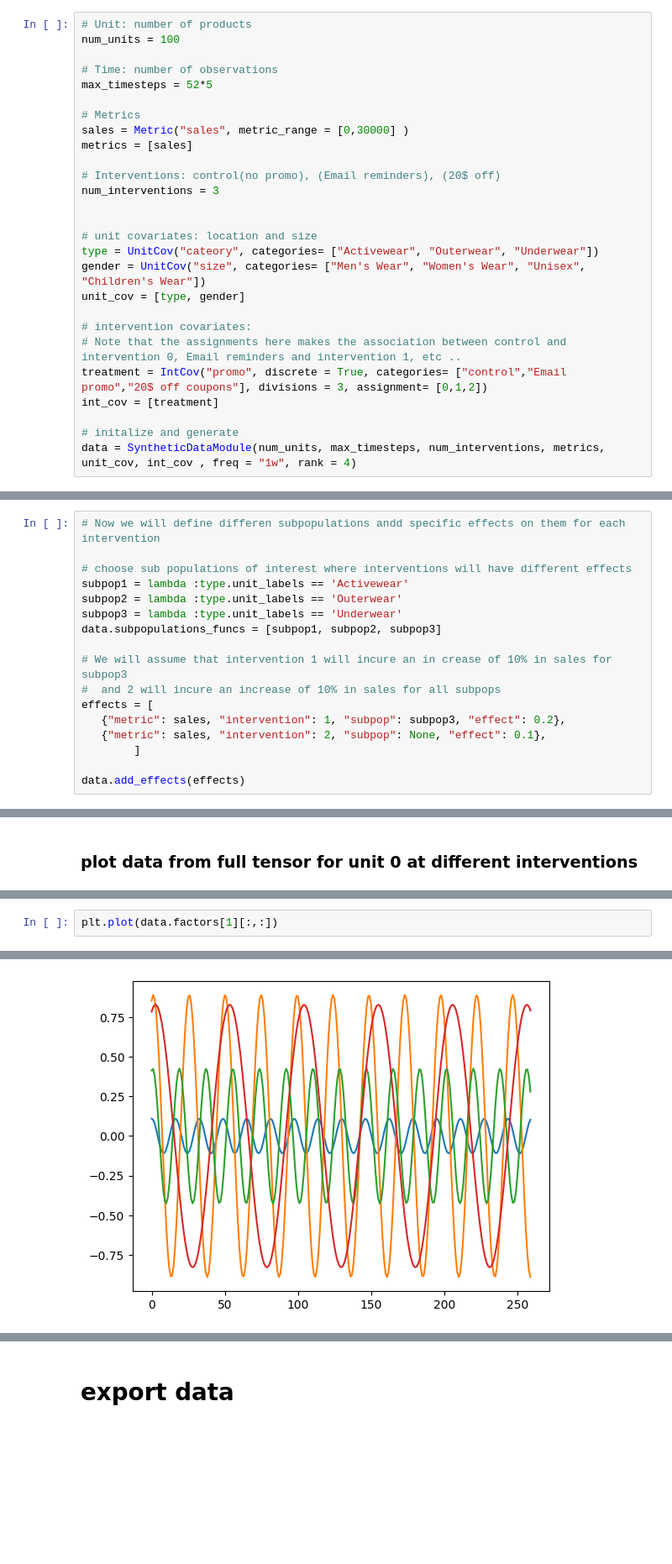
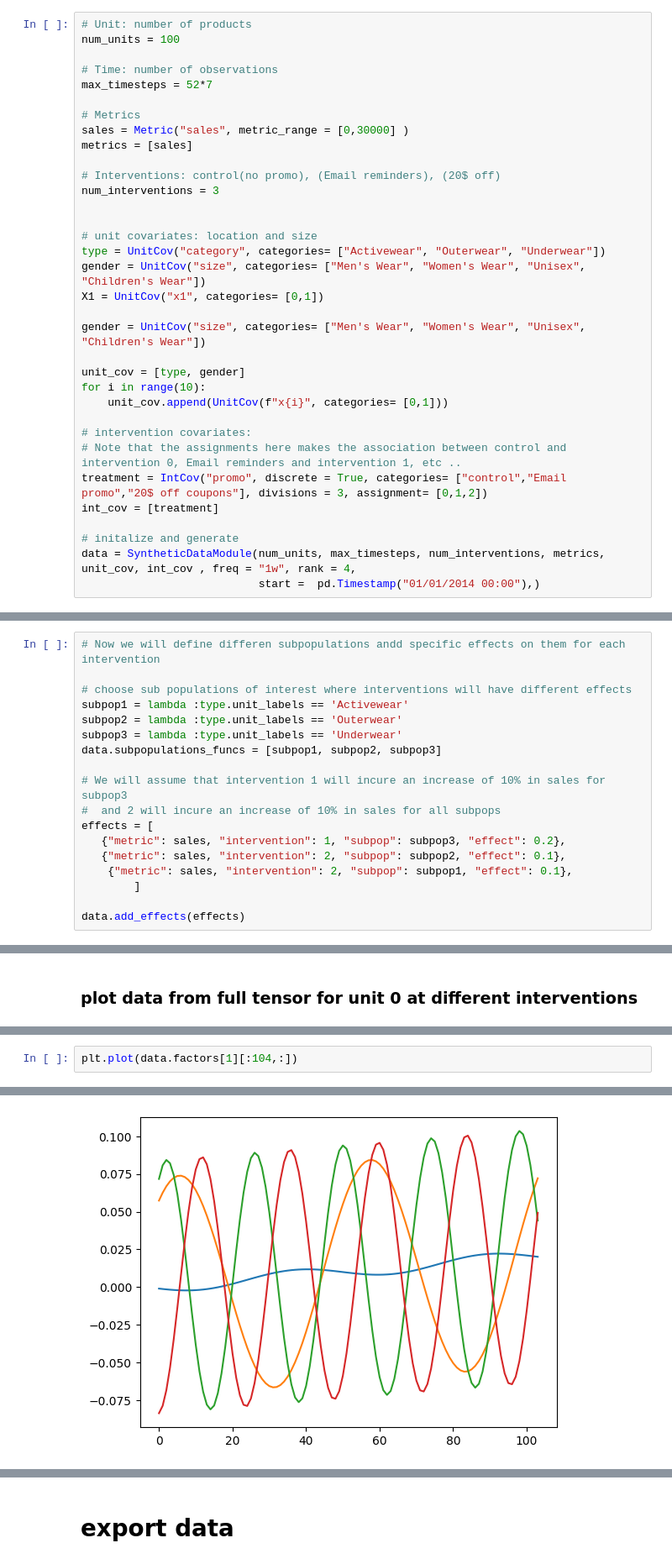
Before and after one commit to AbdullahO/What-If, a Jupyter notebook: Example/product sales/data/generate_data.ipynb, the cells around one changed output, grey strips where cells are left out. Shown: that part at 84% size. Drawn from its saved outputs; the diff is of its cells as text; blank space fills up the shorter version.

```diff
--- a/Example/product sales/data/generate_data.ipynb
+++ b/Example/product sales/data/generate_data.ipynb
@@ -18,7 +18,7 @@ import numpy as np
 num_units = 100
 
 # Time: number of observations
-max_timesteps = 52*5
+max_timesteps = 52*7
 
 # Metrics
 sales = Metric("sales", metric_range = [0,30000] )
@@ -29,9 +29,15 @@ num_interventions = 3
 
 
 # unit covariates: location and size
-type = UnitCov("cateory", categories= ["Activewear", "Outerwear", "Underwear"])
+type = UnitCov("category", categories= ["Activewear", "Outerwear", "Underwear"])
 gender = UnitCov("size", categories= ["Men's Wear", "Women's Wear", "Unisex", "Children's Wear"])
+X1 = UnitCov("x1", categories= [0,1])
+
+gender = UnitCov("size", categories= ["Men's Wear", "Women's Wear", "Unisex", "Children's Wear"])
+
 unit_cov = [type, gender]
+for i in range(10):
+    unit_cov.append(UnitCov(f"x{i}", categories= [0,1]))
 
 # intervention covariates:
 # Note that the assignments here makes the association between control and intervention 0, Email reminders and intervention 1, etc ..
@@ -39,4 +45,5 @@ treatment = IntCov("promo", discrete = True, categories= ["control","Email promo
 int_cov = [treatment]
 
 # initalize and generate
-data = SyntheticDataModule(num_units, max_timesteps, num_interventions, metrics, unit_cov, int_cov , freq = "1w", rank = 4)
+data = SyntheticDataModule(num_units, max_timesteps, num_interventions, metrics, unit_cov, int_cov , freq = "1w", rank = 4,
+                           start =  pd.Timestamp("01/01/2014 00:00"),)
@@ -51,11 +58,12 @@ subpop2 = lambda :type.unit_labels == 'Outerwear'
 subpop3 = lambda :type.unit_labels == 'Underwear'
 data.subpopulations_funcs = [subpop1, subpop2, subpop3]
 
-# We will assume that intervention 1 will incure an in crease of 10% in sales for subpop3
+# We will assume that intervention 1 will incure an increase of 10% in sales for subpop3
 #  and 2 will incure an increase of 10% in sales for all subpops
 effects = [
    {"metric": sales, "intervention": 1, "subpop": subpop3, "effect": 0.2},
-   {"metric": sales, "intervention": 2, "subpop": None, "effect": 0.1},
+   {"metric": sales, "intervention": 2, "subpop": subpop2, "effect": 0.1},
+    {"metric": sales, "intervention": 2, "subpop": subpop1, "effect": 0.1},
         ]
 
 data.add_effects(effects)
@@ -121,11 +154,11 @@ plt.show()
 # %%
-plt.plot(data.factors[1][:,:])
+plt.plot(data.factors[1][:104,:])
 # %% [output]
 [<matplotlib.lines.Line2D at 0x...>,
  <matplotlib.lines.Line2D at 0x...>,
  <matplotlib.lines.Line2D at 0x...>,
  <matplotlib.lines.Line2D at 0x...>]
-[figure, old version]
+[figure, new version]
 # %%
 1/data.time_factor_periods
 # %% [output]
```
Also changed, not shown: parts of 10 cells of this notebook, 14 other files.
